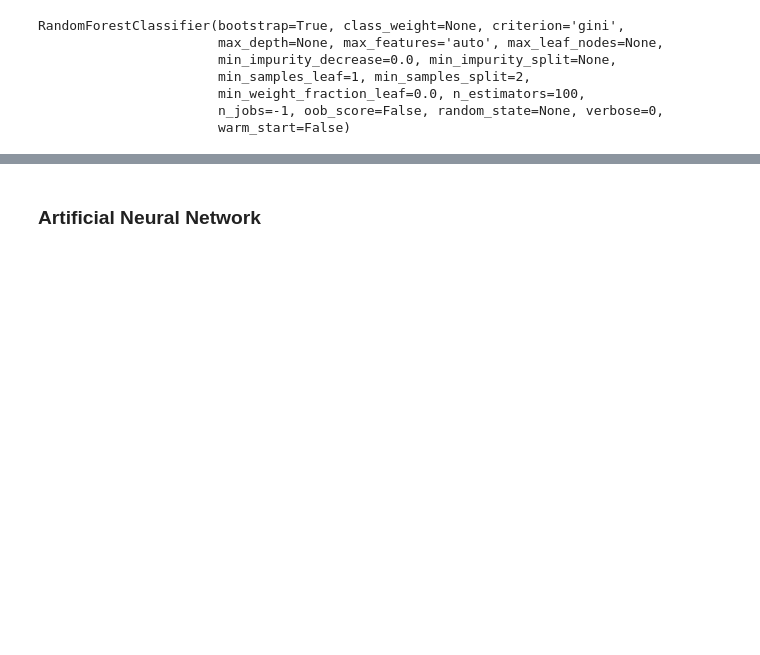
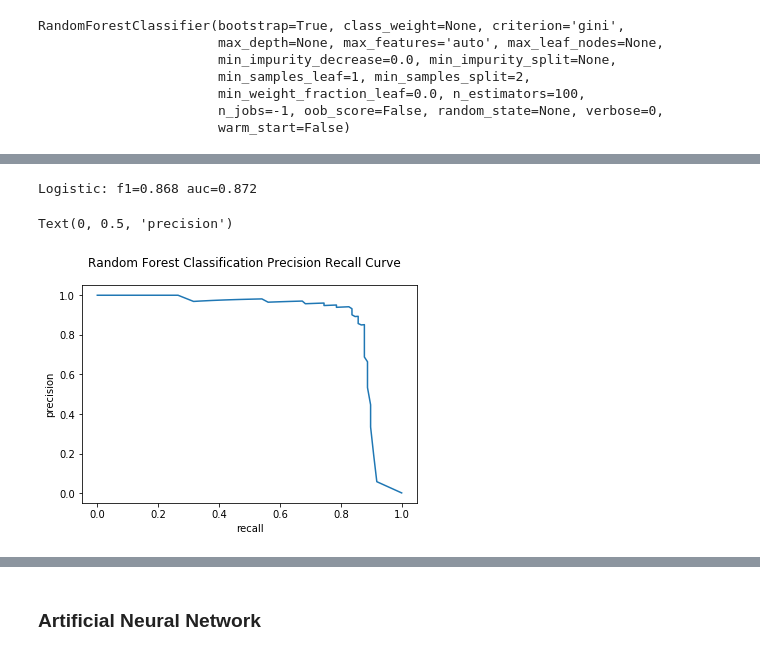
Before and after one commit to FangFeiHong/Credit-Card-Fraud-Classification, a Jupyter notebook: credit_card_fraud.ipynb, the cells around one changed output, grey strips where cells are left out. Cells and saved outputs as stored; diff of their text form; code cells hidden in the pictures; blank space fills up the shorter version.

```diff
--- a/credit_card_fraud.ipynb
+++ b/credit_card_fraud.ipynb
@@ -212,3 +257,21 @@ print(rfc.score(X_train, y_train), rfc.score(X_test, y_test))
+# %%
+rfc_f1 = f1_score(y_test,rfc_pred)
+rfc_prob = rfc.predict_proba(X_test)[:,1]
+rfc_precision, rfc_recall, _ = precision_recall_curve(y_test, rfc_prob)
+rfc_auc = auc(rfc_recall, rfc_precision)
+
+print('Logistic: f1=%.3f auc=%.3f' % (rfc_f1, rfc_auc))
+# %% [output]
+Logistic: f1=0.868 auc=0.872
+# %%
+fig = plt.figure()
+plt.plot(rfc_recall, rfc_precision, label='RFC')
+fig.suptitle('Random Forest Classification Precision Recall Curve')
+plt.xlabel('recall')
+plt.ylabel('precision')
+# %% [output]
+Text(0, 0.5, 'precision')
+[figure, added]
 # %%
 importance = pd.DataFrame([rfc.feature_importances_,df.columns]).transpose()
 importance.columns=['importance','feature']
```
Also changed, not shown: parts of 31 cells of this notebook.
